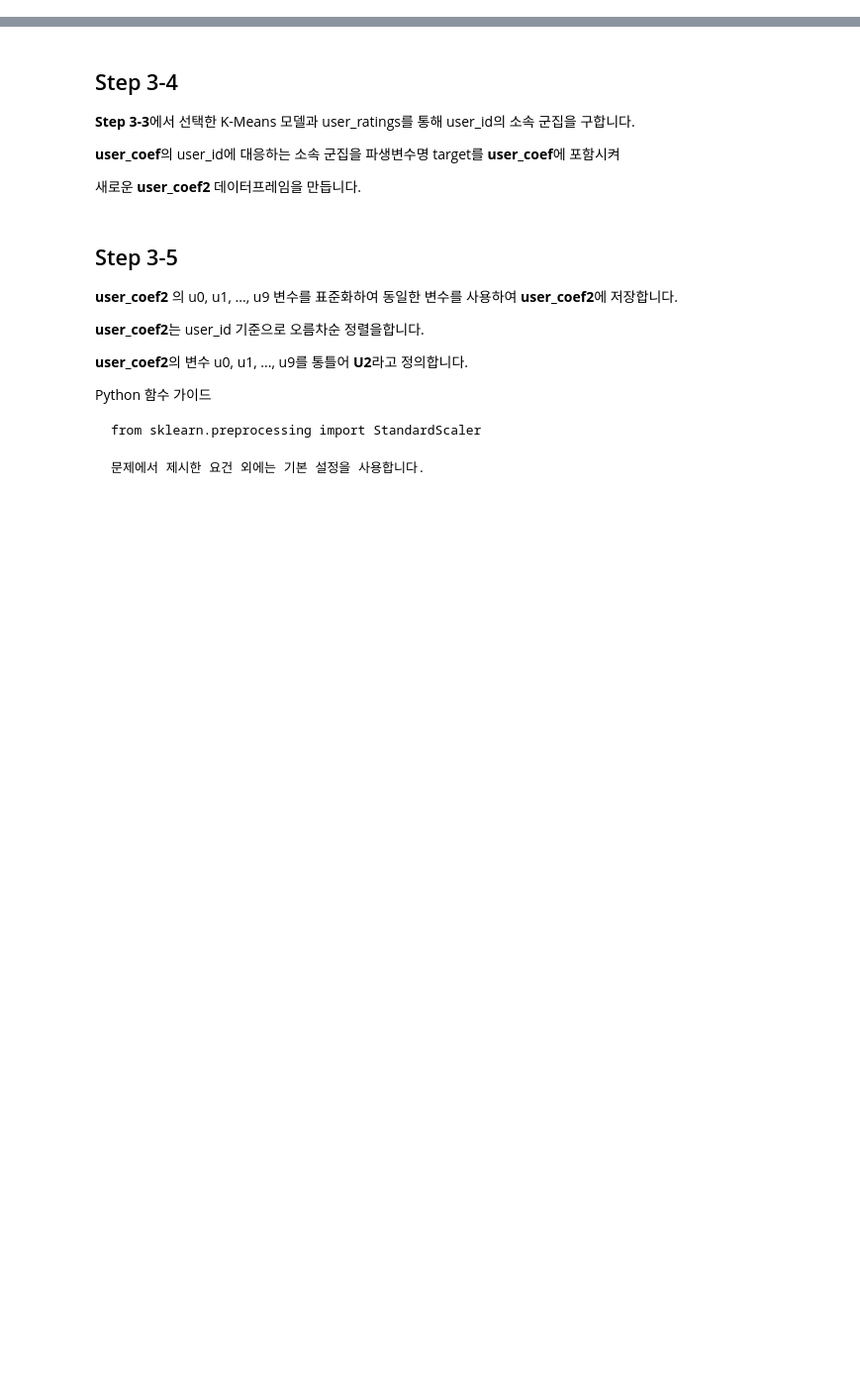
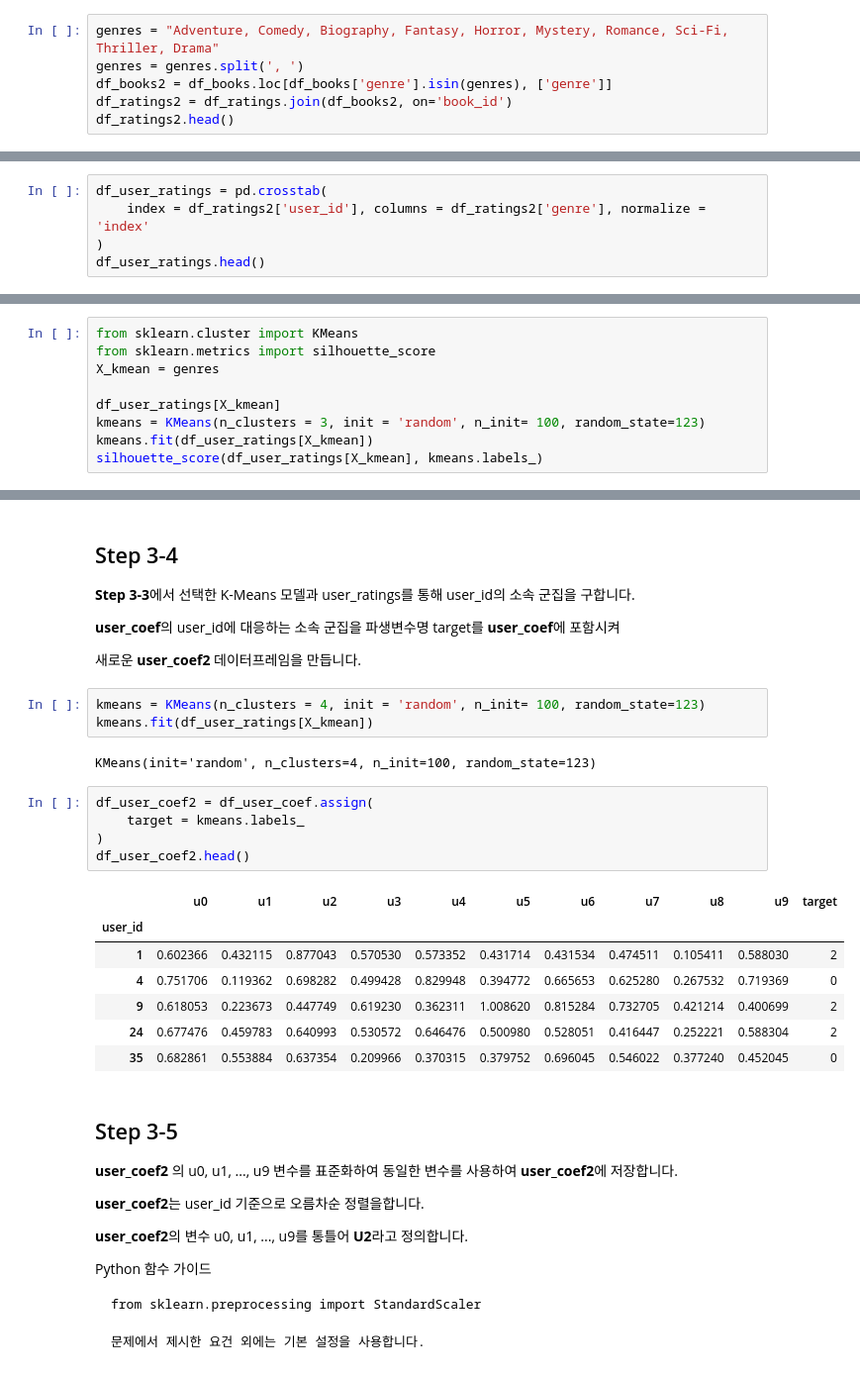
Before and after one commit to sunkusun9/DS_prob1_2510, a Jupyter notebook: prob_solution.ipynb, the cells around one changed output, grey strips where cells are left out. Shown: that part at 99% size. Saved outputs shown, nothing was run; the diff lists cells and outputs as text; blank space fills up the shorter version.

````diff
--- a/prob_solution.ipynb
+++ b/prob_solution.ipynb
@@ -1258,3 +1258,9 @@ Adventure, Comedy, Biography, Fantasy, Horror, Mystery, Romance, Sci-Fi, Thrille
 에 해당하는 행을 선택하고 book_id와 genre 열만으로 **books2**를 만듭니다.
 
 **ratings**와  **books2**를 book_id를 기준으로 inner 방식의 결합을 하여 **ratings2**를 구성합니다.
+# %%
+genres = "Adventure, Comedy, Biography, Fantasy, Horror, Mystery, Romance, Sci-Fi, Thriller, Drama"
+genres = genres.split(', ')
+df_books2 = df_books.loc[df_books['genre'].isin(genres), ['genre']]
+df_ratings2 = df_ratings.join(df_books2, on='book_id')
+df_ratings2.head()
@@ -1268,3 +1281,8 @@ user_id를 기준으로 오름차순 정렬한 데이터프레임을 **user_rati
 ![image.png](embedded-picture-1)
 
 ※ 위 결과는 실제 결과와는 상관이 없습니다.
+# %%
+df_user_ratings = pd.crosstab(
+    index = df_ratings2['user_id'], columns = df_ratings2['genre'], normalize = 'index'
+)
+df_user_ratings.head()
@@ -1302,3 +1328,12 @@ from sklearn.metrics import silhouette_score
 
 문제에서 제시한 요건 외에는 기본 설정을 사용합니다.
 ```
+# %%
+from sklearn.cluster import KMeans
+from sklearn.metrics import silhouette_score
+X_kmean = genres
+
+df_user_ratings[X_kmean]
+kmeans = KMeans(n_clusters = 3, init = 'random', n_init= 100, random_state=123)
+kmeans.fit(df_user_ratings[X_kmean])
+silhouette_score(df_user_ratings[X_kmean], kmeans.labels_)
@@ -1310,6 +1367,24 @@ from sklearn.metrics import silhouette_score
 **user_coef**의 user_id에 대응하는 소속 군집을 파생변수명 target를 **user_coef**에 포함시켜
 
 새로운 **user_coef2** 데이터프레임을 만듭니다.
+# %%
+kmeans = KMeans(n_clusters = 4, init = 'random', n_init= 100, random_state=123)
+kmeans.fit(df_user_ratings[X_kmean])
+# %% [output]
+KMeans(init='random', n_clusters=4, n_init=100, random_state=123)
+# %%
+df_user_coef2 = df_user_coef.assign(
+    target = kmeans.labels_
+)
+df_user_coef2.head()
+# %% [output]
+|  | u0 | u1 | u2 | u3 | u4 | u5 | u6 | u7 | u8 | u9 | target |
+| user_id |  |  |  |  |  |  |  |  |  |  |  |
+| 1 | 0.602366 | 0.432115 | 0.877043 | 0.570530 | 0.573352 | 0.431714 | 0.431534 | 0.474511 | 0.105411 | 0.588030 | 2 |
+| 4 | 0.751706 | 0.119362 | 0.698282 | 0.499428 | 0.829948 | 0.394772 | 0.665653 | 0.625280 | 0.267532 | 0.719369 | 0 |
+| 9 | 0.618053 | 0.223673 | 0.447749 | 0.619230 | 0.362311 | 1.008620 | 0.815284 | 0.732705 | 0.421214 | 0.400699 | 2 |
+| 24 | 0.677476 | 0.459783 | 0.640993 | 0.530572 | 0.646476 | 0.500980 | 0.528051 | 0.416447 | 0.252221 | 0.588304 | 2 |
+| 35 | 0.682861 | 0.553884 | 0.637354 | 0.209966 | 0.370315 | 0.379752 | 0.696045 | 0.546022 | 0.377240 | 0.452045 | 0 |
 # %% [markdown]
 ## Step 3-5
 
````
Also changed, not shown: parts of 11 cells of this notebook.
